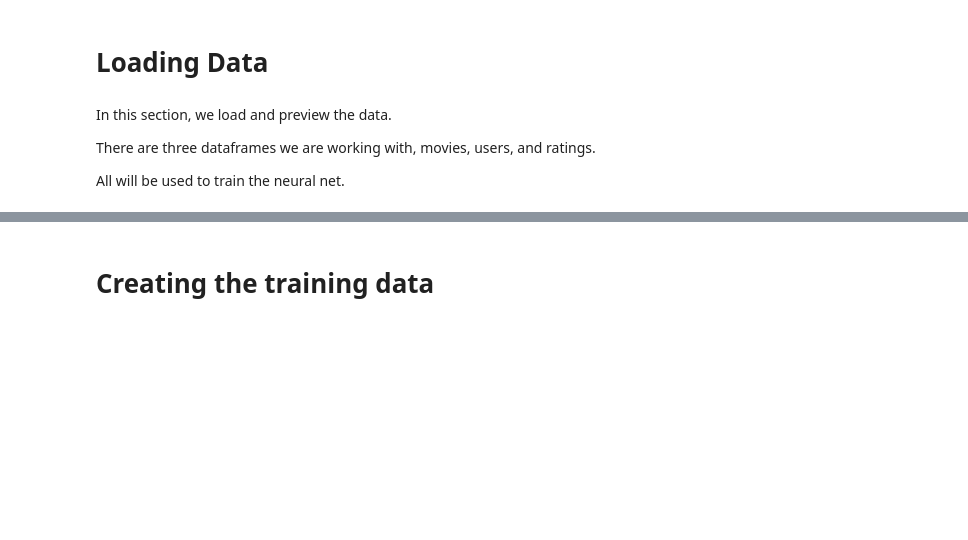
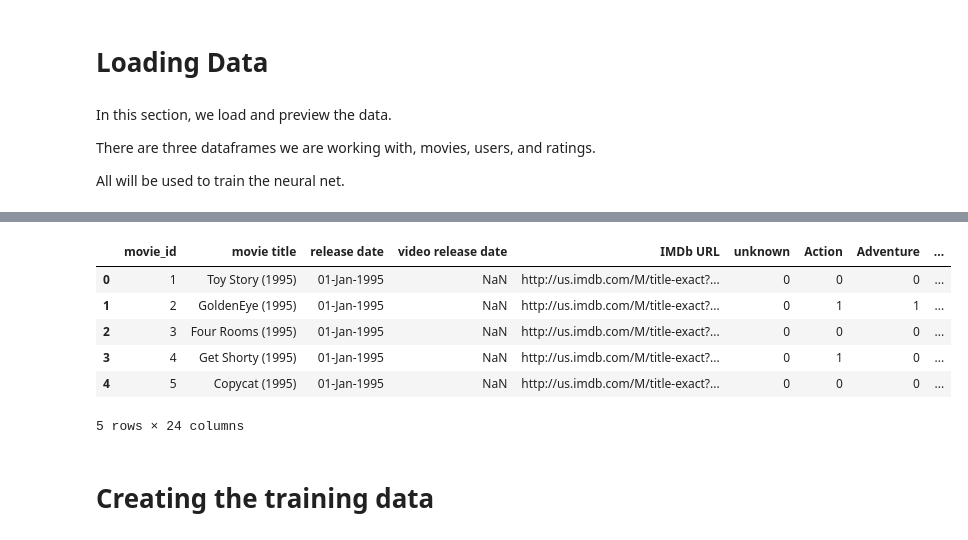
Before and after one commit to mkung8889/movie_app, a Jupyter notebook: deep_learning/deep_learning.ipynb, the cells around one changed output, grey strips where cells are left out. Saved outputs shown, nothing was run; the diff lists cells and outputs as text; code cells hidden in the pictures; blank space fills up the shorter version.

```diff
--- a/deep_learning/deep_learning.ipynb
+++ b/deep_learning/deep_learning.ipynb
@@ -94,3 +44,19 @@ Name: title, dtype: object
+# %%
+# Reading movie file
+i_cols = ['movie_id', 'movie title' ,'release date','video release date', 'IMDb URL', 'unknown', 'Action', 'Adventure',
+'Animation', 'Children\'s', 'Comedy', 'Crime', 'Documentary', 'Drama', 'Fantasy',
+'Film-Noir', 'Horror', 'Musical', 'Mystery', 'Romance', 'Sci-Fi', 'Thriller', 'War', 'Western']
+movies = pd.read_csv('../matrix_factorization/data/ml-100k/u.item', sep='|', encoding='latin-1', names=i_cols)
+
+movies.head()
+# %% [output]
+|  | movie_id | movie title | release date | video release date | IMDb URL | unknown | Action | Adventure | ... |
+| 0 | 1 | Toy Story (1995) | 01-Jan-1995 | NaN | http://us.imdb.com/M/title-exact?... | 0 | 0 | 0 | ... |
+| 1 | 2 | GoldenEye (1995) | 01-Jan-1995 | NaN | http://us.imdb.com/M/title-exact?... | 0 | 1 | 1 | ... |
+| 2 | 3 | Four Rooms (1995) | 01-Jan-1995 | NaN | http://us.imdb.com/M/title-exact?... | 0 | 0 | 0 | ... |
+| 3 | 4 | Get Shorty (1995) | 01-Jan-1995 | NaN | http://us.imdb.com/M/title-exact?... | 0 | 1 | 0 | ... |
+| 4 | 5 | Copycat (1995) | 01-Jan-1995 | NaN | http://us.imdb.com/M/title-exact?... | 0 | 0 | 0 | ... |
+5 rows × 24 columns
 # %% [markdown]
 # Creating the training data
 # %% [markdown]
```
Also changed, not shown: parts of 15 cells of this notebook, 3 other files.
